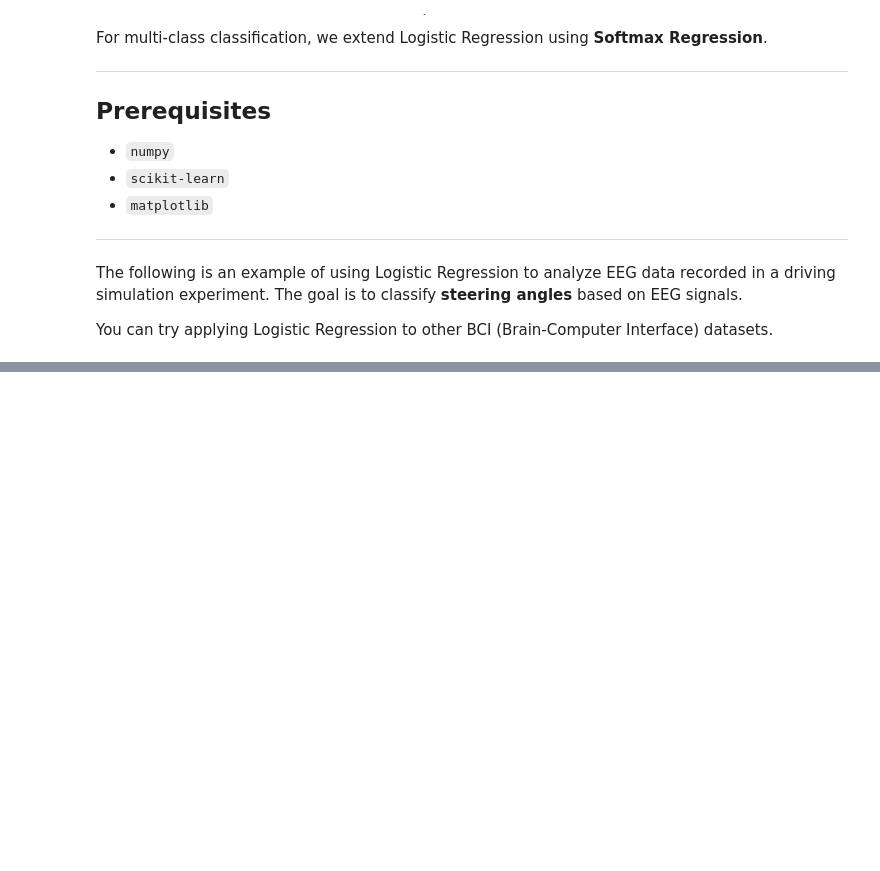
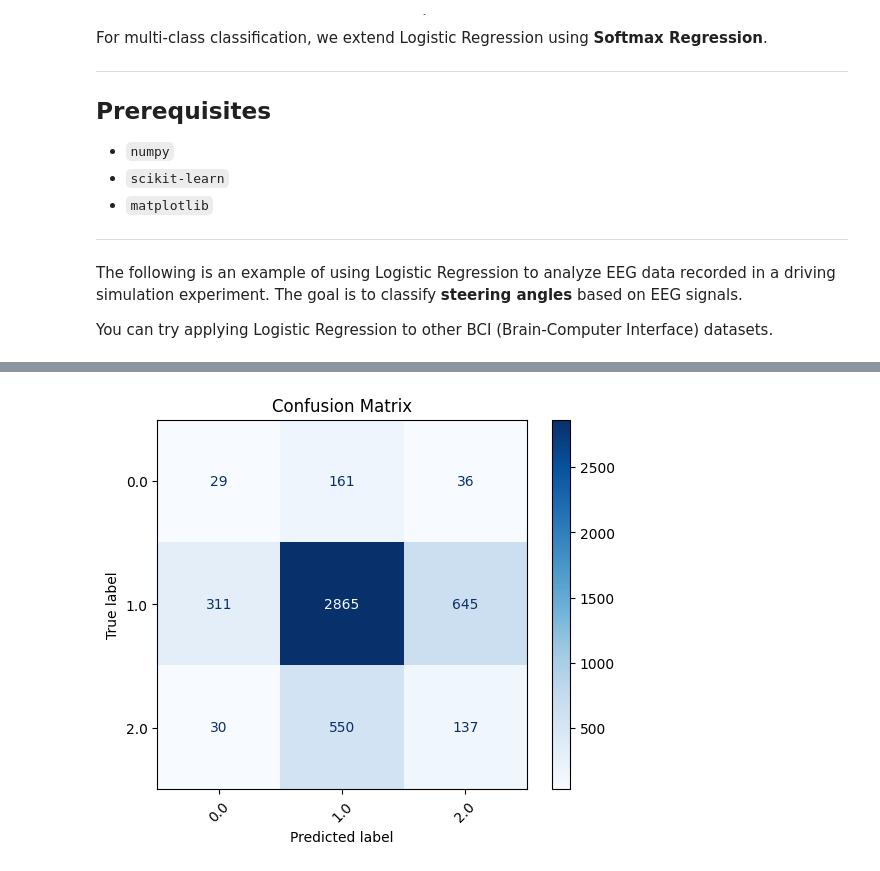
Before and after one commit to ZzSym/Driving-EEG, a Jupyter notebook: ClassicalMachineLearning/main_logist.ipynb, the cells around one changed output, grey strips where cells are left out. Drawn from its saved outputs; the diff is of its cells as text; code cells hidden in the pictures; blank space fills up the shorter version.

```diff
--- a/ClassicalMachineLearning/main_logist.ipynb
+++ b/ClassicalMachineLearning/main_logist.ipynb
@@ -111,7 +115,7 @@ from sklearn.linear_model import LogisticRegression
 from sklearn.metrics import accuracy_score
 # %%
 # load train and test data
-data_dir = "../data/data_model/sub-jimingda/forward1.npz"
+data_dir = "../data/data_model/sub-jimingda/forward2.npz"
 data_list = load_data_model(data_dir)
 train_data, train_label, test_data, test_label = data_list["feature_train"], data_list["steering_train"], data_list["feature_test"], data_list["steering_test"]
 
@@ -140,0 +149,10 @@ Accuracy: 72.53%
+# %%
+from sklearn.metrics import confusion_matrix, ConfusionMatrixDisplay
+
+cm = confusion_matrix(test_label, pred)
+disp = ConfusionMatrixDisplay(confusion_matrix=cm, display_labels=np.unique(test_label))
+disp.plot(cmap='Blues', xticks_rotation=45)
+plt.title("Confusion Matrix")
+plt.show()
+# %% [output]
+[figure, added]
```
Also changed, not shown: parts of 5 cells of this notebook, 2 other files.
